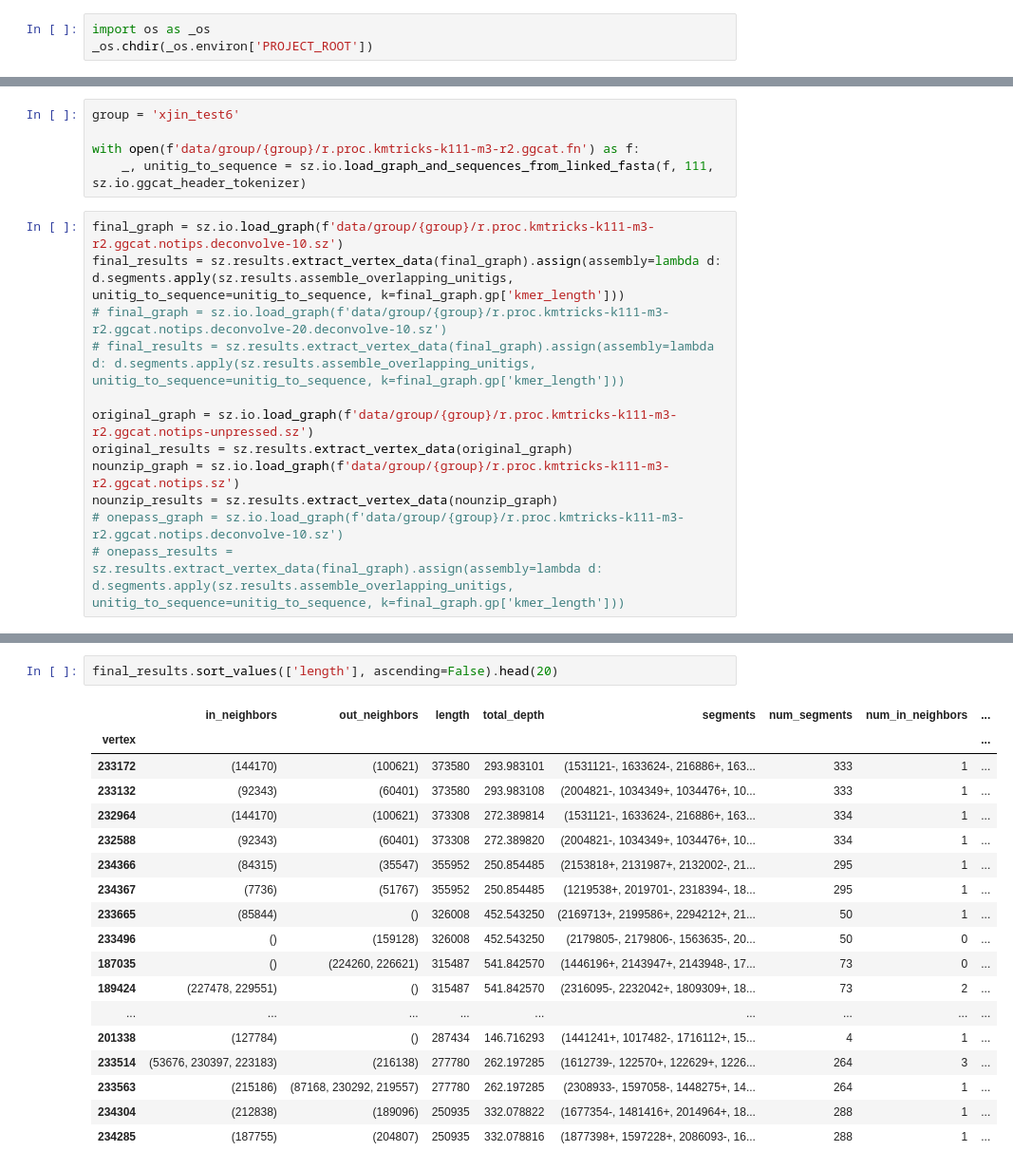
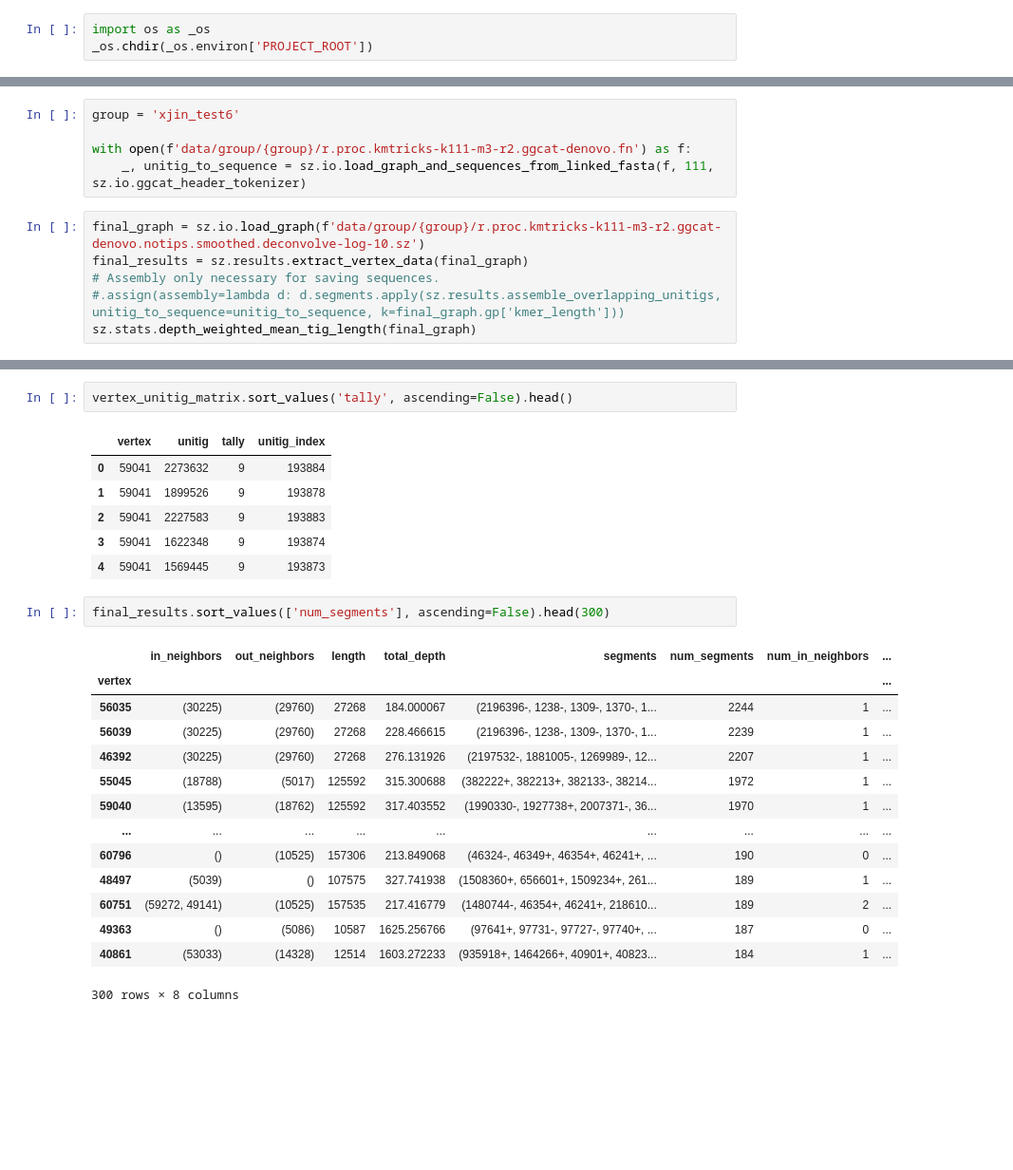
Before and after one commit to bsmith89/strain-aware-assembly, a Jupyter notebook: nb/explore_results.ipynb, the cells around one changed output, grey strips where cells are left out. Shown at 95% size. Drawn from its saved outputs; the diff is of its cells as text; blank space fills up the shorter version.

```diff
--- a/nb/explore_results.ipynb
+++ b/nb/explore_results.ipynb
@@ -36,17 +40,0 @@ run_number = 21  # Label for output files/figures
-# %%
-group = 'xjin_test6'
-
-with open(f'data/group/{group}/r.proc.kmtricks-k111-m3-r2.ggcat.fn') as f:
-    _, unitig_to_sequence = sz.io.load_graph_and_sequences_from_linked_fasta(f, 111, sz.io.ggcat_header_tokenizer)
-# %%
-final_graph = sz.io.load_graph(f'data/group/{group}/r.proc.kmtricks-k111-m3-r2.ggcat.notips.deconvolve-10.sz')
-final_results = sz.results.extract_vertex_data(final_graph).assign(assembly=lambda d: d.segments.apply(sz.results.assemble_overlapping_unitigs, unitig_to_sequence=unitig_to_sequence, k=final_graph.gp['kmer_length']))
-# final_graph = sz.io.load_graph(f'data/group/{group}/r.proc.kmtricks-k111-m3-r2.ggcat.notips.deconvolve-20.deconvolve-10.sz')
-# final_results = sz.results.extract_vertex_data(final_graph).assign(assembly=lambda d: d.segments.apply(sz.results.assemble_overlapping_unitigs, unitig_to_sequence=unitig_to_sequence, k=final_graph.gp['kmer_length']))
-
-original_graph = sz.io.load_graph(f'data/group/{group}/r.proc.kmtricks-k111-m3-r2.ggcat.notips-unpressed.sz')
-original_results = sz.results.extract_vertex_data(original_graph)
-nounzip_graph = sz.io.load_graph(f'data/group/{group}/r.proc.kmtricks-k111-m3-r2.ggcat.notips.sz')
-nounzip_results = sz.results.extract_vertex_data(nounzip_graph)
-# onepass_graph = sz.io.load_graph(f'data/group/{group}/r.proc.kmtricks-k111-m3-r2.ggcat.notips.deconvolve-10.sz')
-# onepass_results = sz.results.extract_vertex_data(final_graph).assign(assembly=lambda d: d.segments.apply(sz.results.assemble_overlapping_unitigs, unitig_to_sequence=unitig_to_sequence, k=final_graph.gp['kmer_length']))
@@ -77,0 +41,11 @@ ax.invert_xaxis()
+# %%
+group = 'xjin_test6'
+
+with open(f'data/group/{group}/r.proc.kmtricks-k111-m3-r2.ggcat-denovo.fn') as f:
+    _, unitig_to_sequence = sz.io.load_graph_and_sequences_from_linked_fasta(f, 111, sz.io.ggcat_header_tokenizer)
+# %%
+final_graph = sz.io.load_graph(f'data/group/{group}/r.proc.kmtricks-k111-m3-r2.ggcat-denovo.notips.smoothed.deconvolve-log-10.sz')
+final_results = sz.results.extract_vertex_data(final_graph)
+# Assembly only necessary for saving sequences.
+#.assign(assembly=lambda d: d.segments.apply(sz.results.assemble_overlapping_unitigs, unitig_to_sequence=unitig_to_sequence, k=final_graph.gp['kmer_length']))
+sz.stats.depth_weighted_mean_tig_length(final_graph)
@@ -78,21 +156,26 @@ ax.invert_xaxis()
+# %%
+vertex_unitig_matrix.sort_values('tally', ascending=False).head()
+# %% [output]
+|  | vertex | unitig | tally | unitig_index |
+| 0 | 59041 | 2273632 | 9 | 193884 |
+| 1 | 59041 | 1899526 | 9 | 193878 |
+| 2 | 59041 | 2227583 | 9 | 193883 |
+| 3 | 59041 | 1622348 | 9 | 193874 |
+| 4 | 59041 | 1569445 | 9 | 193873 |
 # %%
-final_results.sort_values(['length'], ascending=False).head(20)
+final_results.sort_values(['num_segments'], ascending=False).head(300)
 # %% [output]
 |  | in_neighbors | out_neighbors | length | total_depth | segments | num_segments | num_in_neighbors | ... |
 | vertex |  |  |  |  |  |  |  | ... |
-| 233172 | (144170) | (100621) | 373580 | 293.983101 | (1531121-, 1633624-, 216886+, 163... | 333 | 1 | ... |
-| 233132 | (92343) | (60401) | 373580 | 293.983108 | (2004821-, 1034349+, 1034476+, 10... | 333 | 1 | ... |
-| 232964 | (144170) | (100621) | 373308 | 272.389814 | (1531121-, 1633624-, 216886+, 163... | 334 | 1 | ... |
-| 232588 | (92343) | (60401) | 373308 | 272.389820 | (2004821-, 1034349+, 1034476+, 10... | 334 | 1 | ... |
-| 234366 | (84315) | (35547) | 355952 | 250.854485 | (2153818+, 2131987+, 2132002-, 21... | 295 | 1 | ... |
-| 234367 | (7736) | (51767) | 355952 | 250.854485 | (1219538+, 2019701-, 2318394-, 18... | 295 | 1 | ... |
-| 233665 | (85844) | () | 326008 | 452.543250 | (2169713+, 2199586+, 2294212+, 21... | 50 | 1 | ... |
-| 233496 | () | (159128) | 326008 | 452.543250 | (2179805-, 2179806-, 1563635-, 20... | 50 | 0 | ... |
-| 187035 | () | (224260, 226621) | 315487 | 541.842570 | (1446196+, 2143947+, 2143948-, 17... | 73 | 0 | ... |
-| 189424 | (227478, 229551) | () | 315487 | 541.842570 | (2316095-, 2232042+, 1809309+, 18... | 73 | 2 | ... |
+| 56035 | (30225) | (29760) | 27268 | 184.000067 | (2196396-, 1238-, 1309-, 1370-, 1... | 2244 | 1 | ... |
+| 56039 | (30225) | (29760) | 27268 | 228.466615 | (2196396-, 1238-, 1309-, 1370-, 1... | 2239 | 1 | ... |
+| 46392 | (30225) | (29760) | 27268 | 276.131926 | (2197532-, 1881005-, 1269989-, 12... | 2207 | 1 | ... |
+| 55045 | (18788) | (5017) | 125592 | 315.300688 | (382222+, 382213+, 382133-, 38214... | 1972 | 1 | ... |
+| 59040 | (13595) | (18762) | 125592 | 317.403552 | (1990330-, 1927738+, 2007371-, 36... | 1970 | 1 | ... |
 | ... | ... | ... | ... | ... | ... | ... | ... | ... |
-| 201338 | (127784) | () | 287434 | 146.716293 | (1441241+, 1017482-, 1716112+, 15... | 4 | 1 | ... |
-| 233514 | (53676, 230397, 223183) | (216138) | 277780 | 262.197285 | (1612739-, 122570+, 122629+, 1226... | 264 | 3 | ... |
-| 233563 | (215186) | (87168, 230292, 219557) | 277780 | 262.197285 | (2308933-, 1597058-, 1448275+, 14... | 264 | 1 | ... |
-| 234304 | (212838) | (189096) | 250935 | 332.078822 | (1677354-, 1481416+, 2014964+, 18... | 288 | 1 | ... |
-| 234285 | (187755) | (204807) | 250935 | 332.078816 | (1877398+, 1597228+, 2086093-, 16... | 288 | 1 | ... |
+| 60796 | () | (10525) | 157306 | 213.849068 | (46324-, 46349+, 46354+, 46241+, ... | 190 | 0 | ... |
+| 48497 | (5039) | () | 107575 | 327.741938 | (1508360+, 656601+, 1509234+, 261... | 189 | 1 | ... |
+| 60751 | (59272, 49141) | (10525) | 157535 | 217.416779 | (1480744-, 46354+, 46241+, 218610... | 189 | 2 | ... |
+| 49363 | () | (5086) | 10587 | 1625.256766 | (97641+, 97731-, 97727-, 97740+, ... | 187 | 0 | ... |
+| 40861 | (53033) | (14328) | 12514 | 1603.272233 | (935918+, 1464266+, 40901+, 40823... | 184 | 1 | ... |
+300 rows × 8 columns
```
Also changed, not shown: parts of 65 cells of this notebook, 1 other file.
